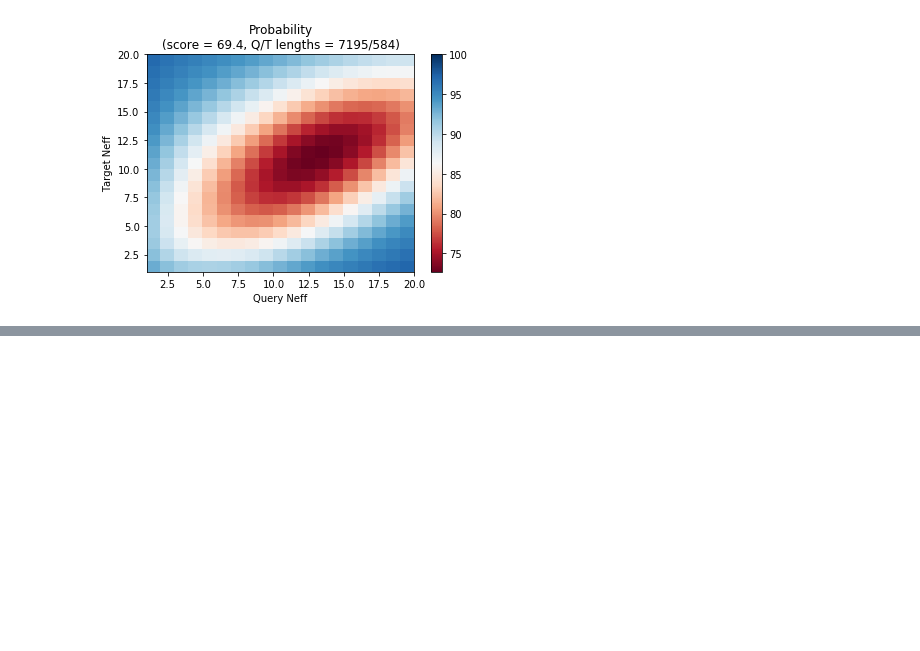
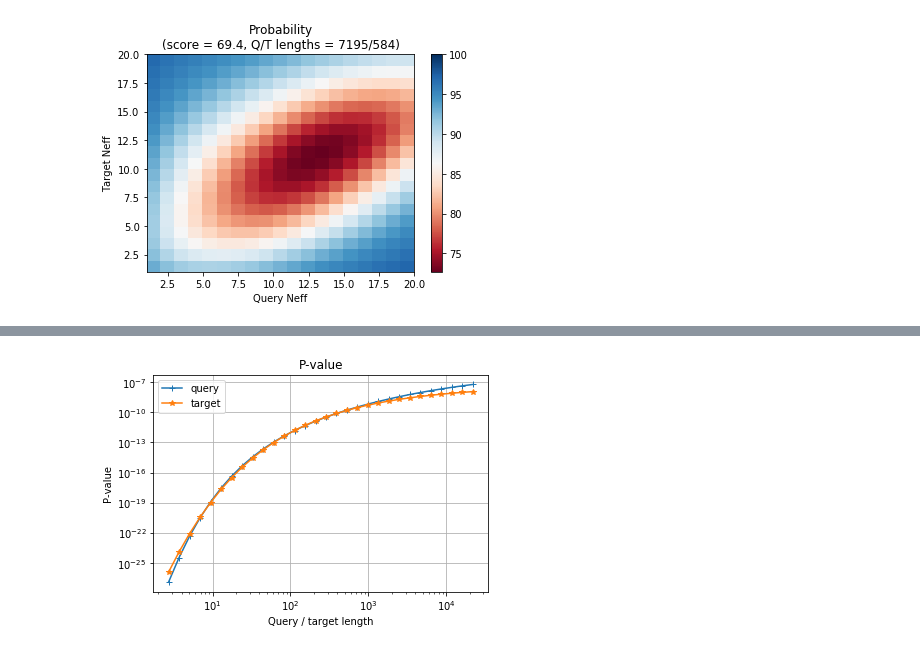
Before and after one commit to Gorbalenya-Lab/hh-suite-notebooks, a Jupyter notebook: test_score.ipynb, the cells around one changed output, grey strips where cells are left out. Saved outputs shown, nothing was run; the diff lists cells and outputs as text; code cells hidden in the pictures; blank space fills up the shorter version.

```diff
--- a/test_score.ipynb
+++ b/test_score.ipynb
@@ -299,0 +306,19 @@ print(Eval)
+# %%
+fig, ax = plt.subplots()
+
+QPval = X.copy()
+testLengths(QPval, getEvalueQLen, True)
+
+TPval = X.copy()
+testLengths(TPval, getEvalueTLen, True)
+
+ax.loglog(X, QPval, '+-', label='query')
+ax.loglog(X, TPval, '*-', label='target')
+
+ax.legend()
+ax.grid(True)
+ax.set_title('P-value')
+ax.set_xlabel('Query / target length')
+ax.set_ylabel('P-value');
+# %% [output]
+[figure, added]
```
Also changed, not shown: parts of 6 cells of this notebook.
